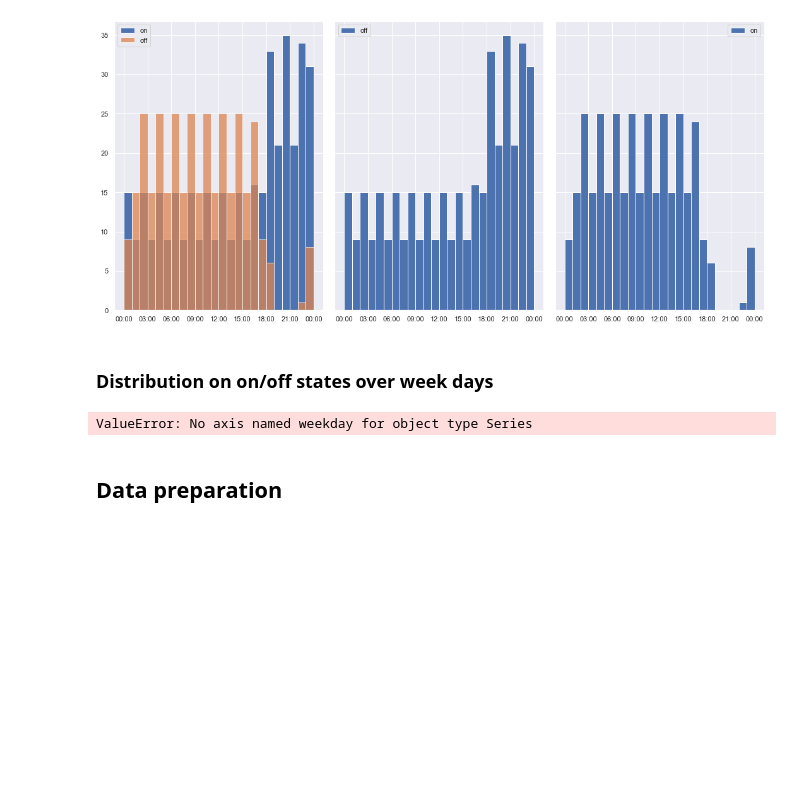
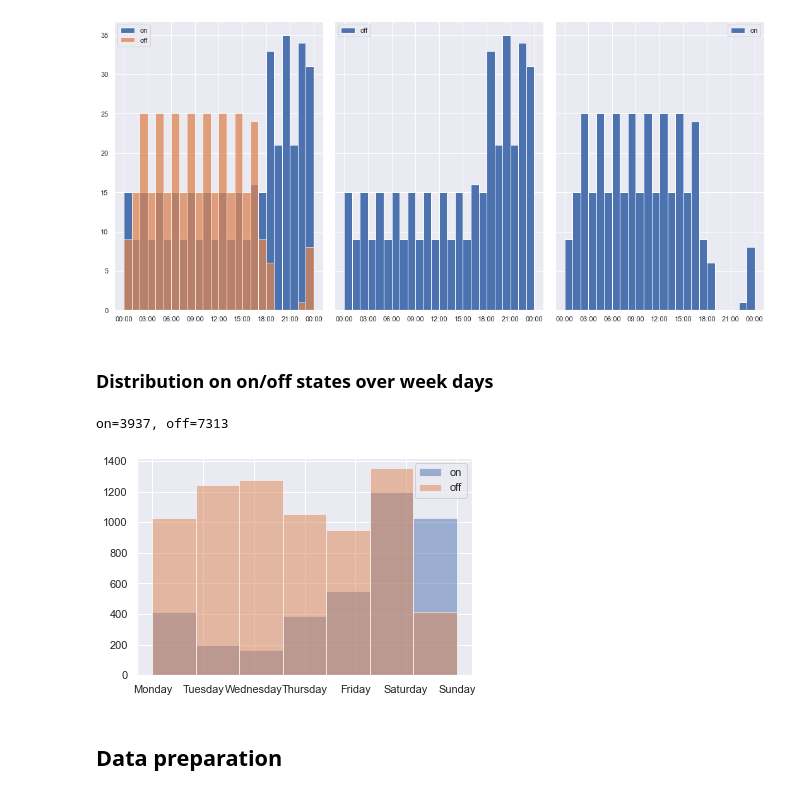
Before and after one commit to Mo0812/mk-home-automation, a Jupyter notebook: mk-home-automation.ipynb, the cells around one changed output. Drawn from its saved outputs; the diff is of its cells as text; code cells hidden in the pictures; blank space fills up the shorter version.

Commit message:
adding weekday evaluation

```diff
--- a/mk-home-automation.ipynb
+++ b/mk-home-automation.ipynb
@@ -274,26 +274,27 @@ plt.show()
 # %%
 time_df = df.copy()
 weekday_category = ["Monday", "Tuesday", "Wednesday", "Thursday", "Friday", "Saturday", "Sunday"]
 weekday_type = CategoricalDtype(categories=weekday_category, ordered=True)
 time_df["weekday"] = time_df["weekday"].astype(weekday_type)
+time_df = time_df.sort_values("weekday")
 time_df_on = time_df[time_df.onoff == 1].weekday
-print(time_df_on)
 time_df_off = time_df[time_df.onoff == 0].weekday
 
 print("on=%d, off=%d" % (len(time_df_on), len(time_df_off)))
 
 # fig = plt.figure()
 # ax = fig.add_subplot(111)
 plt.hist(time_df_on, bins=7, label="on", alpha=0.5)
 plt.hist(time_df_off, bins=7, label="off", alpha=0.5)
 # ax.xaxis.set_major_locator(mdates.HourLocator(byhour=range(0, 23, 1)))
 # ax = plt.gca()
 # ax.xaxis.set_major_formatter(mdates.DateFormatter("%H:%M"))
 
 plt.legend()
 plt.show()
 # %% [output]
-ValueError: No axis named weekday for object type Series
+on=3937, off=7313
+[figure, added]
 # %% [markdown]
 ## Data preparation
 # %%
```
